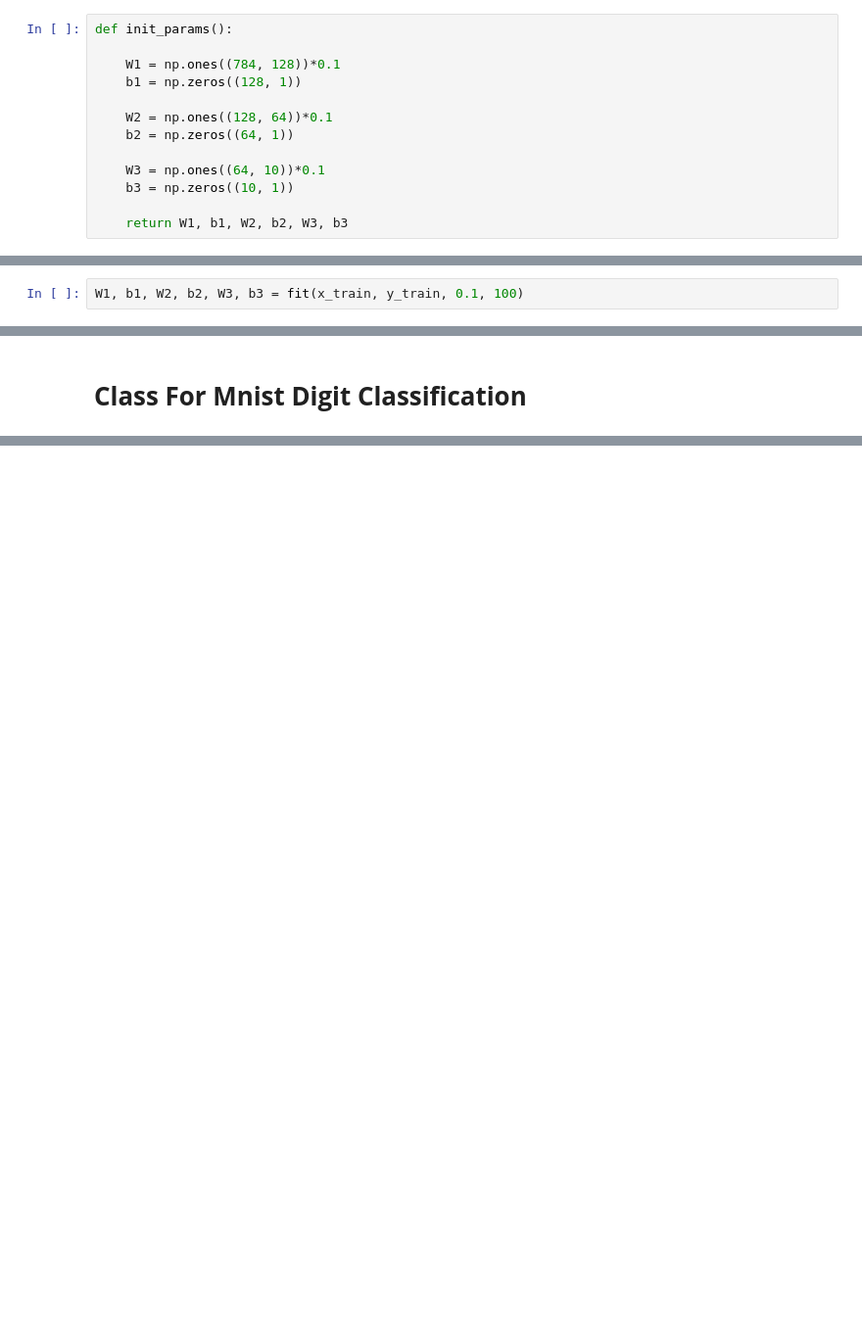
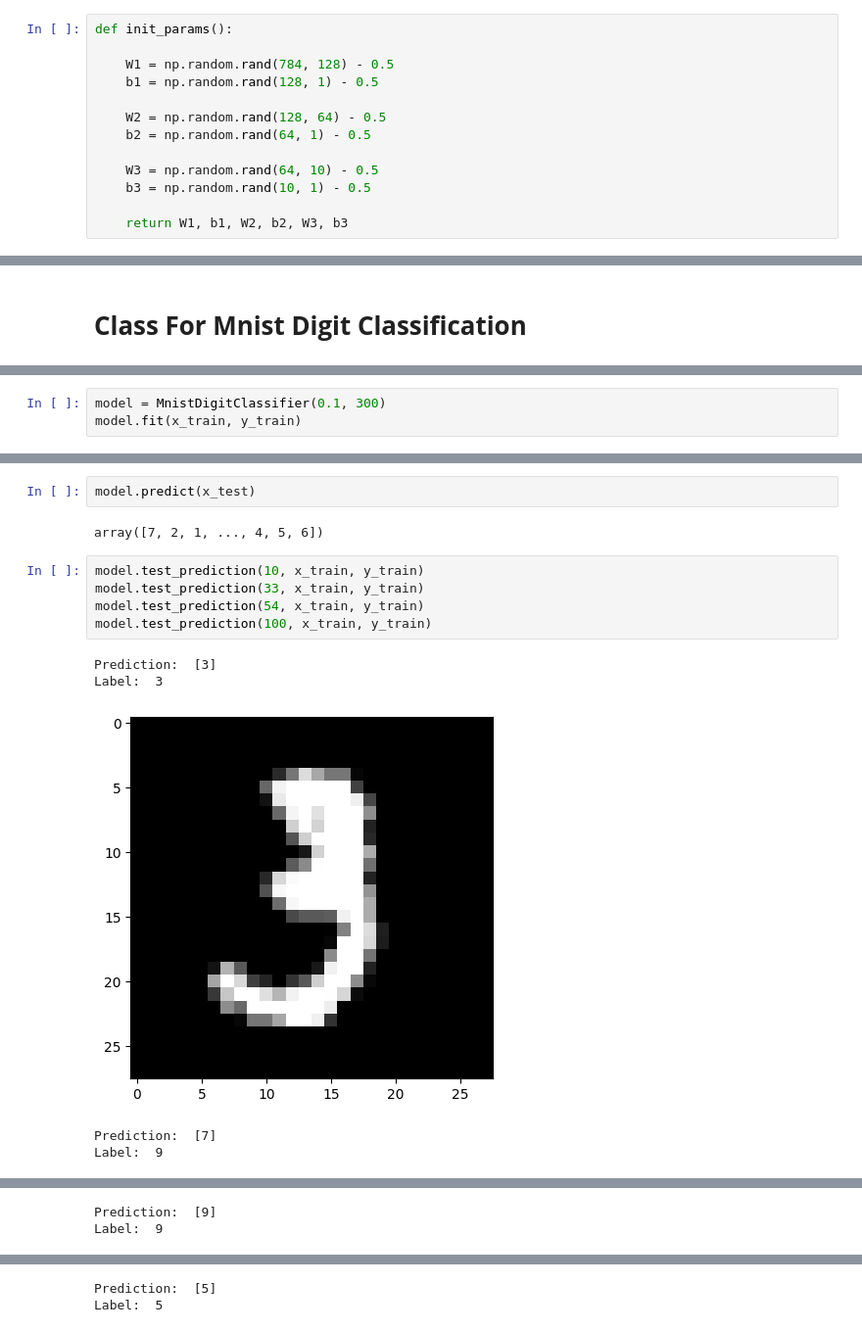
Before and after one commit to amanvashisth/neural-network-from-scratch, a Jupyter notebook: neural_network.ipynb, the cells around one changed output, grey strips where cells are left out. Shown at 98% size. Drawn from its saved outputs; the diff is of its cells as text; blank space fills up the shorter version.

```diff
--- a/neural_network.ipynb
+++ b/neural_network.ipynb
@@ -98,13 +89,13 @@ Function to Initalize parameters
 # %%
 def init_params():
 
-    W1 = np.ones((784, 128))*0.1
-    b1 = np.zeros((128, 1))
+    W1 = np.random.rand(784, 128) - 0.5
+    b1 = np.random.rand(128, 1) - 0.5
 
-    W2 = np.ones((128, 64))*0.1
-    b2 = np.zeros((64, 1))
+    W2 = np.random.rand(128, 64) - 0.5
+    b2 = np.random.rand(64, 1) - 0.5
 
-    W3 = np.ones((64, 10))*0.1
-    b3 = np.zeros((10, 1))
+    W3 = np.random.rand(64, 10) - 0.5
+    b3 = np.random.rand(10, 1) - 0.5
 
     return W1, b1, W2, b2, W3, b3
@@ -283,5 +480,3 @@ def fit(X, Y, learning_rate, iterations):
             predictions = get_predictions(A3)
             print(get_accuracy(predictions, Y))
     return W1, b1, W2, b2, W3, b3
-# %%
-W1, b1, W2, b2, W3, b3 = fit(x_train, y_train, 0.1, 100)
@@ -321,0 +564,3 @@ Label:  5
+# %%
+model = MnistDigitClassifier(0.1, 300)
+model.fit(x_train, y_train)
@@ -321,0 +586,15 @@ Label:  5
+# %%
+model.predict(x_test)
+# %% [output]
+array([7, 2, 1, ..., 4, 5, 6])
+# %%
+model.test_prediction(10, x_train, y_train)
+model.test_prediction(33, x_train, y_train)
+model.test_prediction(54, x_train, y_train)
+model.test_prediction(100, x_train, y_train)
+# %% [output]
+Prediction:  [3]
+Label:  3
+[figure, added]
+Prediction:  [7]
+Label:  9
@@ -321,0 +602,2 @@ Label:  5
+Prediction:  [9]
+Label:  9
@@ -321,0 +605,2 @@ Label:  5
+Prediction:  [5]
+Label:  5
```
Also changed, not shown: parts of 28 cells of this notebook.
